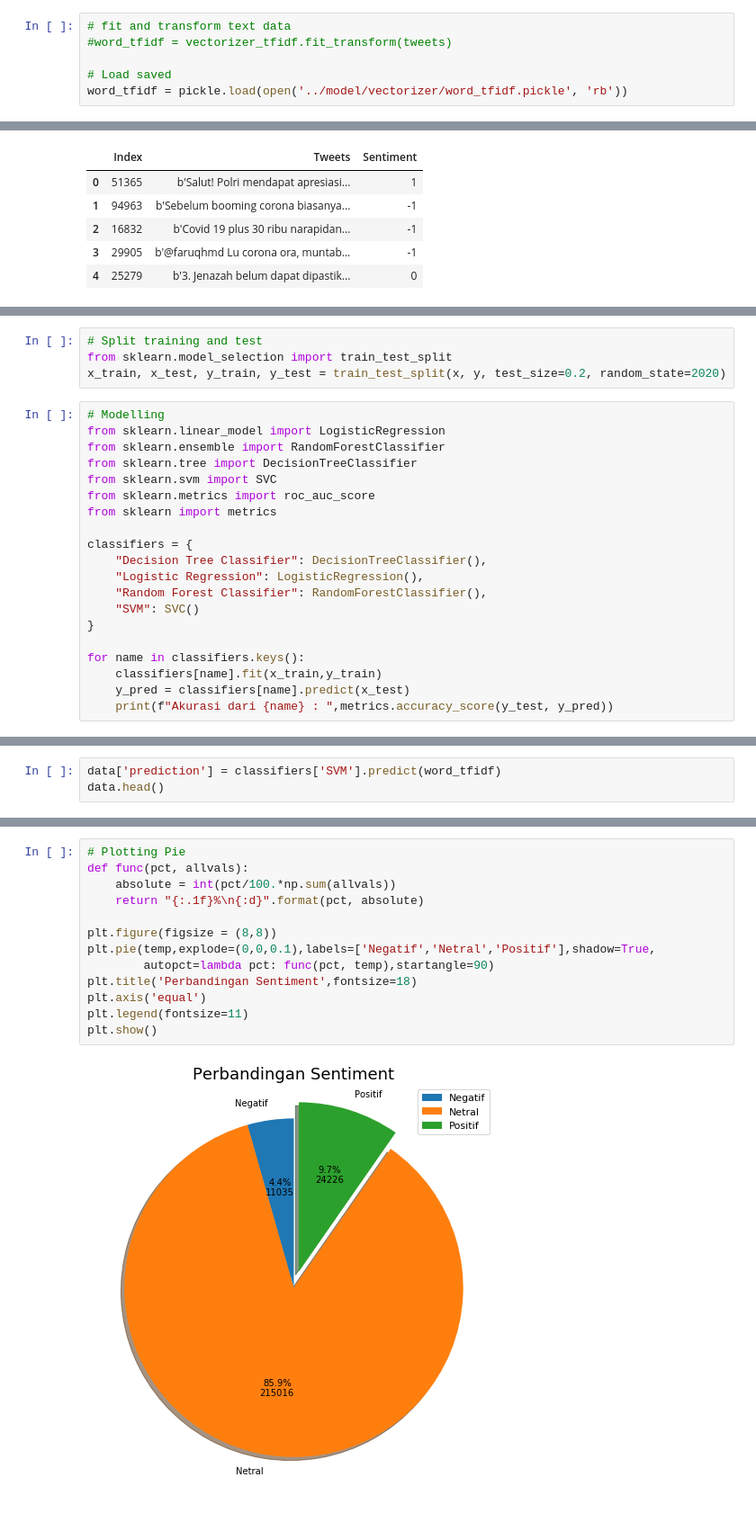
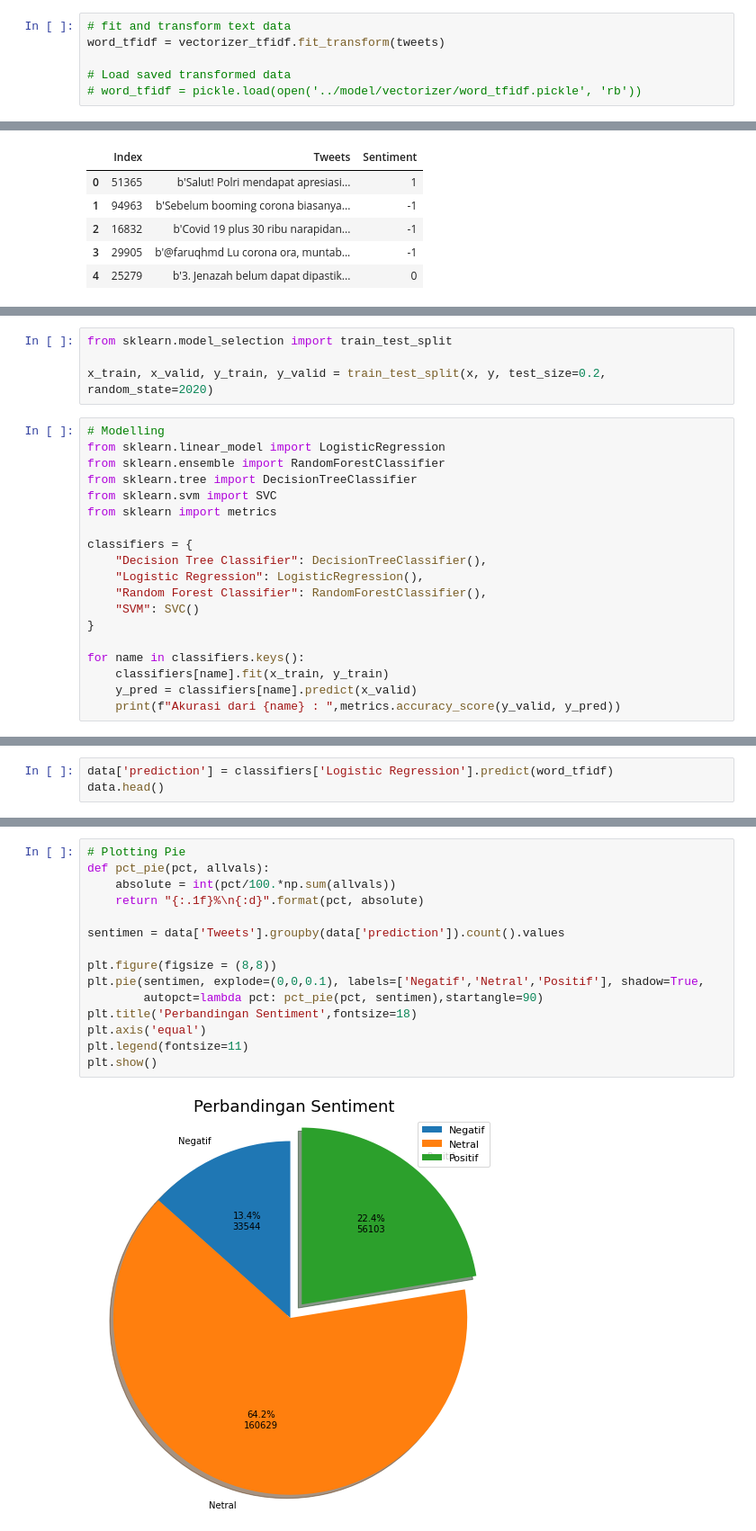
Before and after one commit to Hyuto/Analisis-Sentimen-Corona-DKI-Jakarta, a Jupyter notebook: notebook/Analisis Sentimen.ipynb, the cells around one changed output, grey strips where cells are left out. Shown at 90% size. Saved outputs shown, nothing was run; the diff lists cells and outputs as text; blank space fills up the shorter version.

Commit message:
Fixing Analisis Sentiment Notebook and save all model

```diff
--- a/notebook/Analisis Sentimen.ipynb
+++ b/notebook/Analisis Sentimen.ipynb
@@ -148,7 +148,7 @@ vectorizer_tfidf = pickle.load(open('../model/vectorizer/vectorizer_tfidf.pickle
 Ubah data text menjadi encoded matrix
 # %%
 # fit and transform text data
-#word_tfidf = vectorizer_tfidf.fit_transform(tweets)
+word_tfidf = vectorizer_tfidf.fit_transform(tweets)
 
-# Load saved
-word_tfidf = pickle.load(open('../model/vectorizer/word_tfidf.pickle', 'rb'))
+# Load saved transformed data
+# word_tfidf = pickle.load(open('../model/vectorizer/word_tfidf.pickle', 'rb'))
@@ -253,14 +247,13 @@ KeyboardInterrupt:
 # %%
-# Split training and test
 from sklearn.model_selection import train_test_split
-x_train, x_test, y_train, y_test = train_test_split(x, y, test_size=0.2, random_state=2020)
+
+x_train, x_valid, y_train, y_valid = train_test_split(x, y, test_size=0.2, random_state=2020)
 # %%
 # Modelling
 from sklearn.linear_model import LogisticRegression
 from sklearn.ensemble import RandomForestClassifier
 from sklearn.tree import DecisionTreeClassifier
 from sklearn.svm import SVC
-from sklearn.metrics import roc_auc_score
 from sklearn import metrics
 
 classifiers = {
@@ -271,6 +264,6 @@ classifiers = {
 }
 
 for name in classifiers.keys():
-    classifiers[name].fit(x_train,y_train)
-    y_pred = classifiers[name].predict(x_test)
-    print(f"Akurasi dari {name} : ",metrics.accuracy_score(y_test, y_pred))
+    classifiers[name].fit(x_train, y_train)
+    y_pred = classifiers[name].predict(x_valid)
+    print(f"Akurasi dari {name} : ",metrics.accuracy_score(y_valid, y_pred))
@@ -277,3 +275,3 @@ for name in classifiers.keys():
 # %%
-data['prediction'] = classifiers['SVM'].predict(word_tfidf)
+data['prediction'] = classifiers['Logistic Regression'].predict(word_tfidf)
 data.head()
@@ -288,17 +285,19 @@ temp = sentimen.values
 # %%
 # Plotting Pie
-def func(pct, allvals):
+def pct_pie(pct, allvals):
     absolute = int(pct/100.*np.sum(allvals))
     return "{:.1f}%\n{:d}".format(pct, absolute)
 
+sentimen = data['Tweets'].groupby(data['prediction']).count().values
+
 plt.figure(figsize = (8,8))
-plt.pie(temp,explode=(0,0,0.1),labels=['Negatif','Netral','Positif'],shadow=True,
-        autopct=lambda pct: func(pct, temp),startangle=90)
+plt.pie(sentimen, explode=(0,0,0.1), labels=['Negatif','Netral','Positif'], shadow=True,
+        autopct=lambda pct: pct_pie(pct, sentimen),startangle=90)
 plt.title('Perbandingan Sentiment',fontsize=18)
 plt.axis('equal')
 plt.legend(fontsize=11)
 plt.show()
 # %% [output]
-[figure, old version]
+[figure, new version]
 # %%
 # Melihat banyak Tweet perhari berdasarkan sentiment
```
Also changed, not shown: parts of 13 cells of this notebook, 5 other files.
